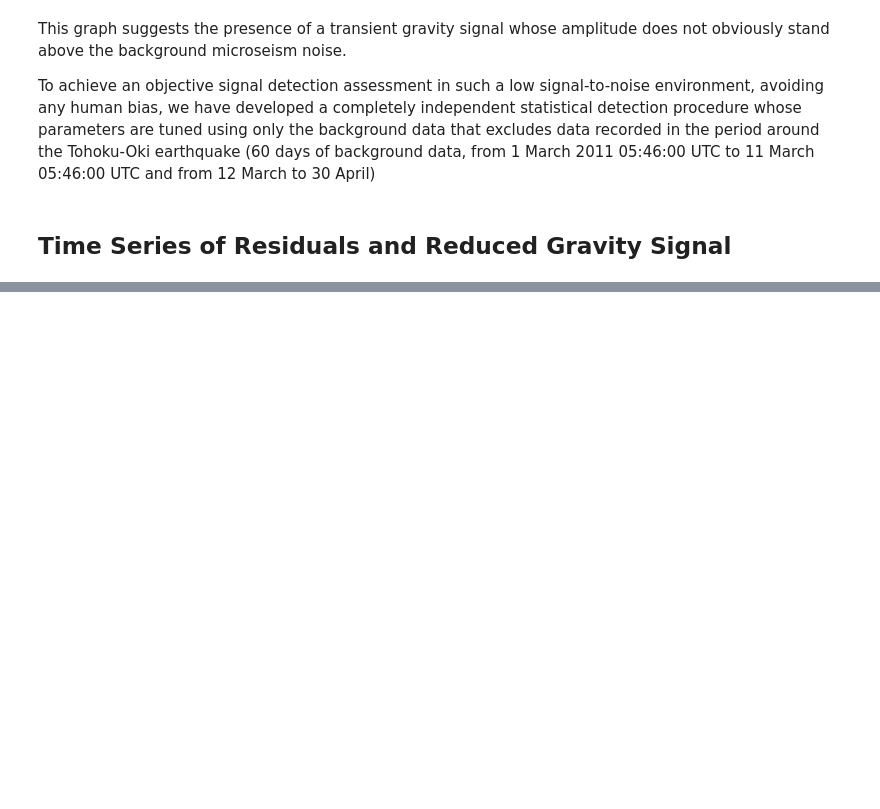
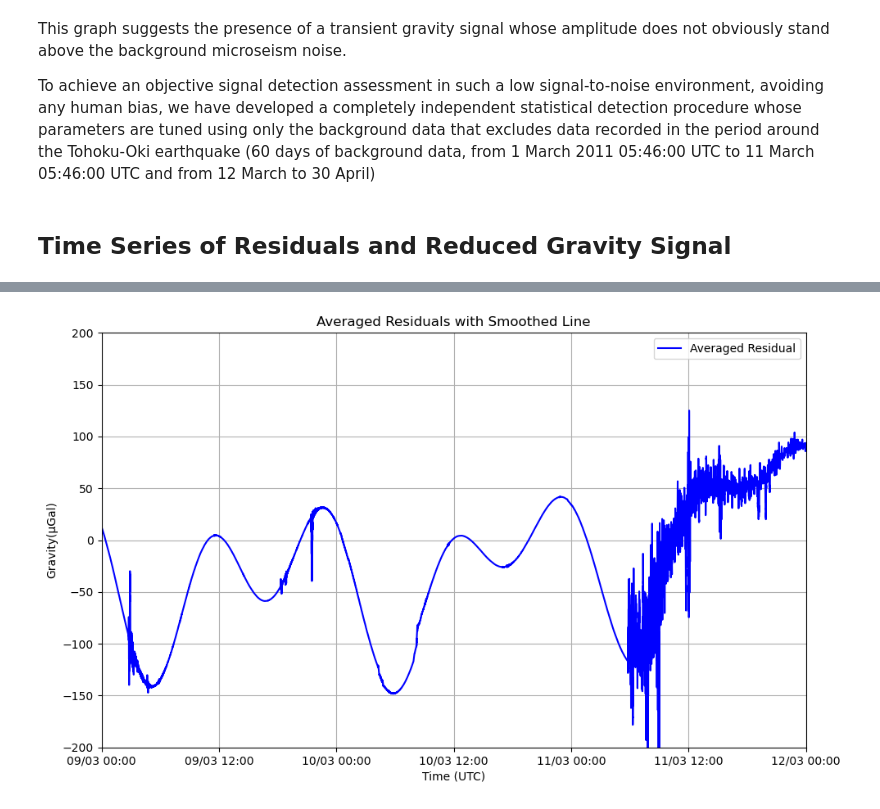
Before and after one commit to GPGN-268/SP2024-FP05-gravity, a Jupyter notebook: notebooks/tohoku-oki_gravity_plots.ipynb, the cells around one changed output, grey strips where cells are left out. Cells and saved outputs as stored; diff of their text form; code cells hidden in the pictures; blank space fills up the shorter version.

```diff
--- a/notebooks/tohoku-oki_gravity_plots.ipynb
+++ b/notebooks/tohoku-oki_gravity_plots.ipynb
@@ -158,0 +128,21 @@ plt.show()
+# %%
+# Plot the Zoomed in averaged residuals
+plt.figure(figsize=(10, 6))
+plt.plot(rolling_mean.index, rolling_mean.values, color='blue', label='Averaged Residual')
+plt.xlabel('Time (UTC)')
+plt.ylabel('Gravity(µGal)')
+plt.ylim(-200, 200)
+plt.title('Averaged Residuals with Smoothed Line')
+plt.legend()
+plt.grid(True)
+
+# Set x-axis limits from March 9th, 00:00 to March 12th, 00:00 in UTC
+plt.xlim(pd.Timestamp('2011-03-09 00:00:00', tz='UTC'), pd.Timestamp('2011-03-12 00:00:00', tz='UTC'))
+
+# Format the tick labels to display in this format: 09/03 00:00
+plt.gca().xaxis.set_major_formatter(plt.matplotlib.dates.DateFormatter('%d/%m %H:%M'))
+
+plt.tight_layout()
+plt.show()
+# %% [output]
+[figure, added]
```
Also changed, not shown: parts of 6 cells of this notebook.
